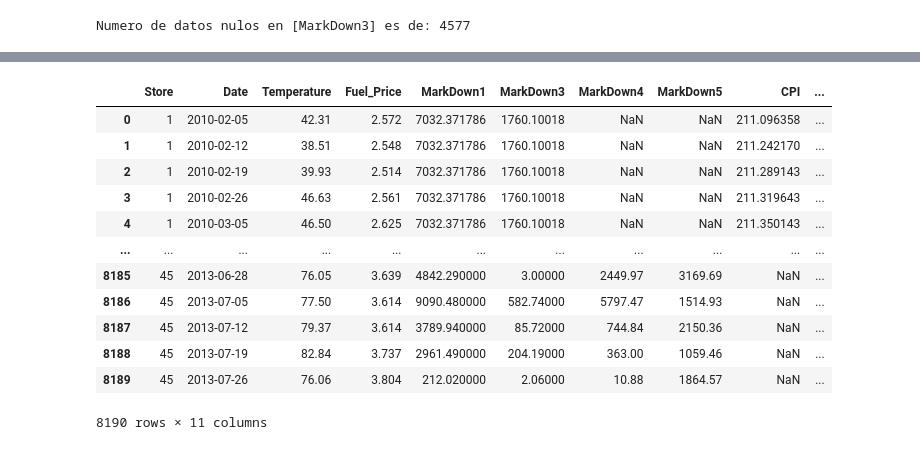
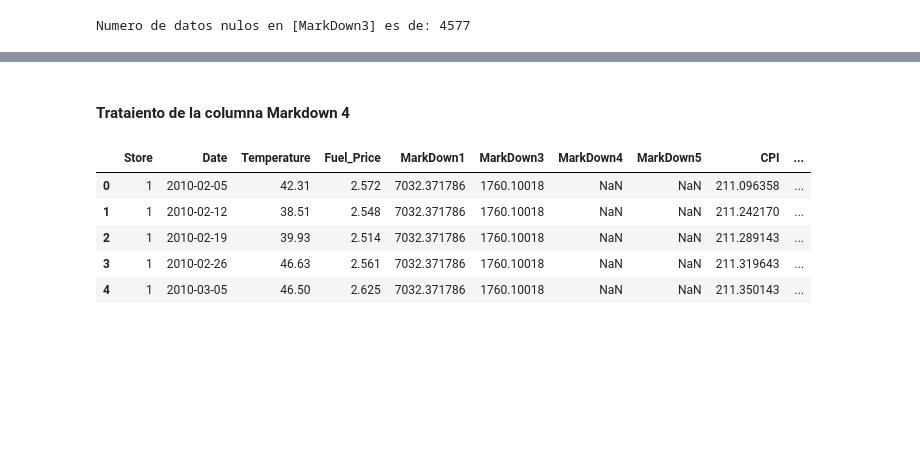
Before and after one commit to Rommelsito/Vehicle_analysis, a Jupyter notebook: feature/features.ipynb, the cells around one changed output, grey strips where cells are left out. Drawn from its saved outputs; the diff is of its cells as text; code cells hidden in the pictures; blank space fills up the shorter version.

```diff
--- a/feature/features.ipynb
+++ b/feature/features.ipynb
@@ -262,17 +260,12 @@ df_4
+# %% [markdown]
+#### Trataiento de la columna Markdown 4
 # %%
 df_5 = df_4.copy()
-df_5
+df_5.head()
 # %% [output]
 |  | Store | Date | Temperature | Fuel_Price | MarkDown1 | MarkDown3 | MarkDown4 | MarkDown5 | CPI | ... |
 | 0 | 1 | 2010-02-05 | 42.31 | 2.572 | 7032.371786 | 1760.10018 | NaN | NaN | 211.096358 | ... |
 | 1 | 1 | 2010-02-12 | 38.51 | 2.548 | 7032.371786 | 1760.10018 | NaN | NaN | 211.242170 | ... |
 | 2 | 1 | 2010-02-19 | 39.93 | 2.514 | 7032.371786 | 1760.10018 | NaN | NaN | 211.289143 | ... |
 | 3 | 1 | 2010-02-26 | 46.63 | 2.561 | 7032.371786 | 1760.10018 | NaN | NaN | 211.319643 | ... |
 | 4 | 1 | 2010-03-05 | 46.50 | 2.625 | 7032.371786 | 1760.10018 | NaN | NaN | 211.350143 | ... |
-| ... | ... | ... | ... | ... | ... | ... | ... | ... | ... | ... |
-| 8185 | 45 | 2013-06-28 | 76.05 | 3.639 | 4842.290000 | 3.00000 | 2449.97 | 3169.69 | NaN | ... |
-| 8186 | 45 | 2013-07-05 | 77.50 | 3.614 | 9090.480000 | 582.74000 | 5797.47 | 1514.93 | NaN | ... |
-| 8187 | 45 | 2013-07-12 | 79.37 | 3.614 | 3789.940000 | 85.72000 | 744.84 | 2150.36 | NaN | ... |
-| 8188 | 45 | 2013-07-19 | 82.84 | 3.737 | 2961.490000 | 204.19000 | 363.00 | 1059.46 | NaN | ... |
-| 8189 | 45 | 2013-07-26 | 76.06 | 3.804 | 212.020000 | 2.06000 | 10.88 | 1864.57 | NaN | ... |
-8190 rows × 11 columns
```
Also changed, not shown: parts of 6 cells of this notebook.
